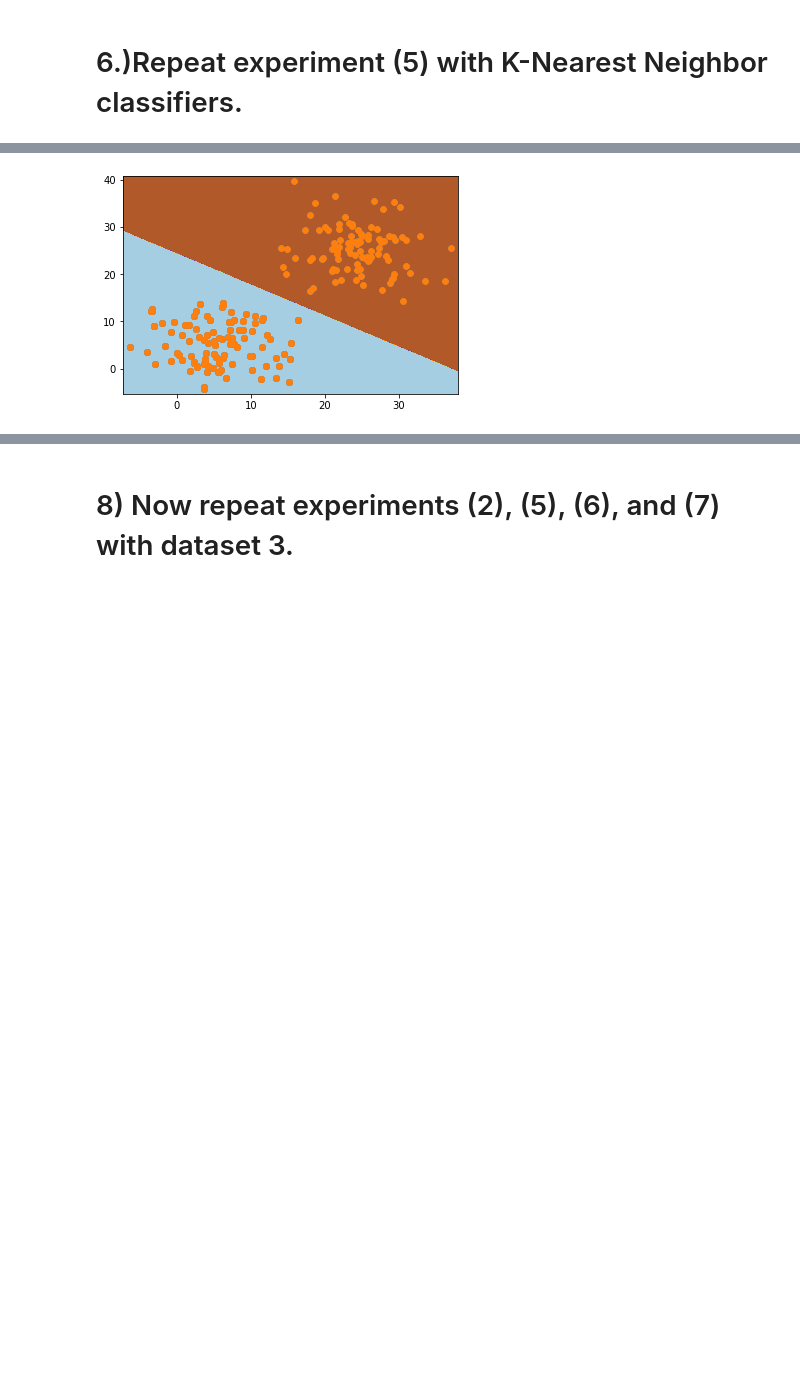
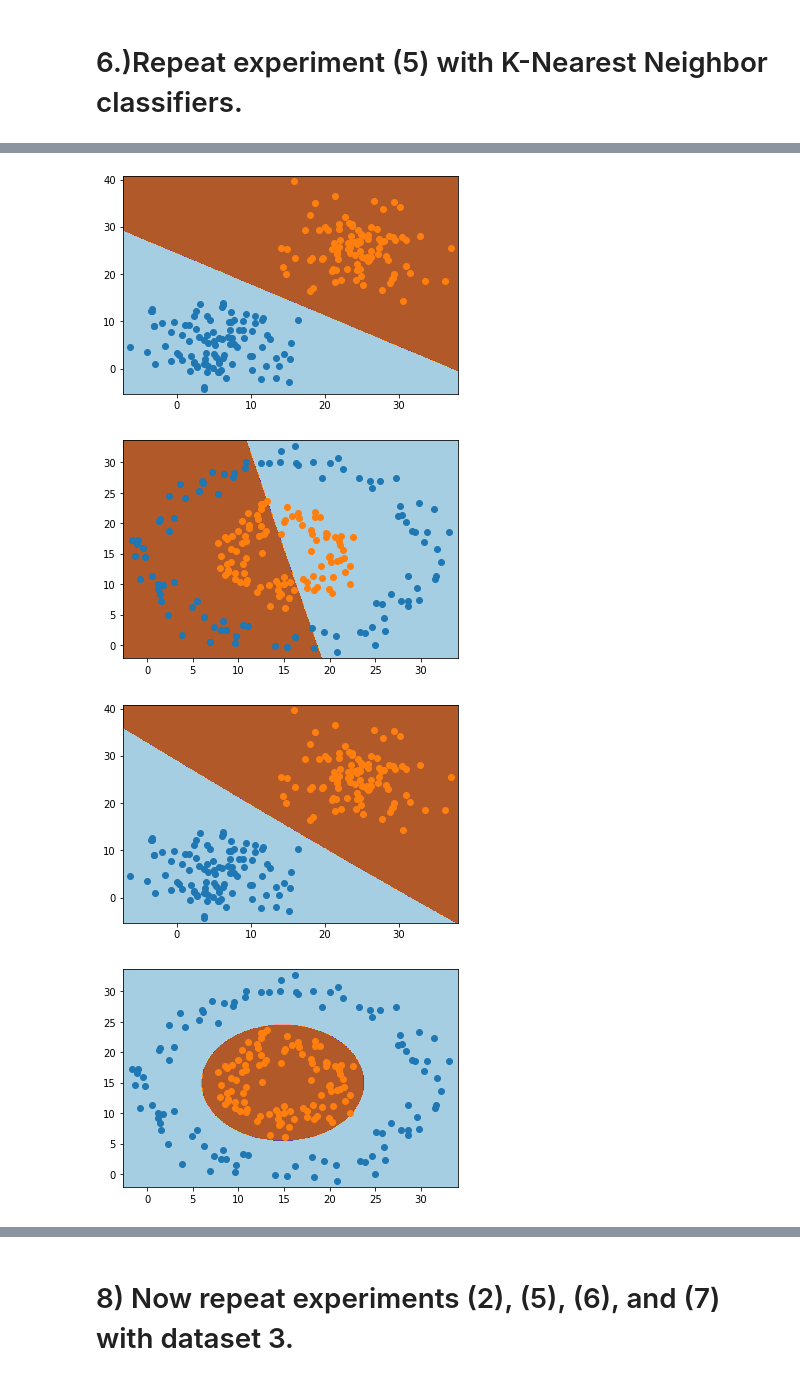
Before and after one commit to Marco-Botello/CPSC483Project5, a Jupyter notebook: Project5.ipynb, the cells around one changed output, grey strips where cells are left out. Drawn from its saved outputs; the diff is of its cells as text; code cells hidden in the pictures; blank space fills up the shorter version.

```diff
--- a/Project5.ipynb
+++ b/Project5.ipynb
@@ -148,50 +156,65 @@ Dataset 2 Score:  1.0
 # %%
 import numpy as np
 from sklearn.datasets import make_blobs
 from sklearn.linear_model import LogisticRegression
 
-# Get min and max of the domain
-min1, max1 = X['a'].min()-1, X['a'].max()+1
-min2, max2 = X['b'].min()-1, X['b'].max()+1
+def plot_boundary(X, y, model):
 
-# Define x and y scale
-X1grid = np.arange(min1, max1, 0.1)
-X2grid = np.arange(min2, max2, 0.1)
+    # Define new plot
+    fig, ax = plt.subplots()
 
-# Generate the grid's lines and rows
-XX, YY = np.meshgrid(X1grid, X2grid)
+    # Get min and max of the domain
+    min1, max1 = X['a'].min()-1, X['a'].max()+1
+    min2, max2 = X['b'].min()-1, X['b'].max()+1
 
-# Flatten the grid
-r1, r2 = XX.flatten(), YY.flatten()
-r1, r2 = r1.reshape((len(r1), 1)), r2.reshape((len(r2), 1))
+    # Define x and y scale
+    X1grid = np.arange(min1, max1, 0.1)
+    X2grid = np.arange(min2, max2, 0.1)
 
-# Horizontally stack the vectors inorder to create the x1 and x2 input
-grid = np.hstack((r1,r2))
+    # Generate the grid's lines and rows
+    XX, YY = np.meshgrid(X1grid, X2grid)
 
-# Define the model
-model = LogisticRegression()
+    # Flatten the grid
+    r1, r2 = XX.flatten(), YY.flatten()
+    r1, r2 = r1.reshape((len(r1), 1)), r2.reshape((len(r2), 1))
 
-# Fit the model
-model.fit(X, y)
+    # Horizontally stack the vectors inorder to create the x1 and x2 input
+    grid = np.hstack((r1,r2))
 
-# Predict the grid
-yHat = model.predict(grid)
+    # Fit the model
+    model.fit(X, y)
 
-# Reshape the predictions
-ZZ = yHat.reshape(XX.shape)
+    # Predict the grid
+    yHat = model.predict(grid)
 
-# Plot XX, YY, and ZZ
-plt.contourf(XX, YY, ZZ, cmap='Paired')
+    # Reshape the predictions
+    ZZ = yHat.reshape(XX.shape)
 
-# Create scatter plot for each class
-for class_value in range(2):
+    # Plot XX, YY, and ZZ
+    plt.contourf(XX, YY, ZZ, cmap='Paired')
 
-    # Get row indexes for the samples
-    row_ix = np.where(y == class_value)
-    # Create scatter for the samples
-    plt.scatter(X['a'], X['b'], cmap='Paired')
+    # Create scatter plot for each class
+    for class_value in range(2):
 
-    #HOW TF DO I SEPERATE THE COLORS/CLASSES???????? Prob has something to do with [class_value]
-    #GIT TUTORIAL:https://github.com/KVSSetty/ml-notebooks/blob/master/Plot%20a%20Decision%20Surface%20for%20Machine%20Learning%20Algorithms%20in%20Python/Plot%20a%20Decision%20Surface%20for%20Machine%20Learning%20Algorithms%20in%20Python.ipynb
+        # Get row indexes for the samples
+        row_ix = np.where(y == class_value)
+
+        # Create scatter for the samples
+        ax.scatter(X['a'].values[row_ix], X['b'].values[row_ix], cmap='Paired')
+
+#Apply logistic classifier
+plot_boundary(X, y,model = LogisticRegression())
+plot_boundary(X2, y2,model = LogisticRegression())
+
+#Apply Gaussian classifier
+plot_boundary(X, y,model = GaussianNB())
+plot_boundary(X2, y2,model = GaussianNB())
+
+#Apply K-Nearest Classifier
+plot_boundary(X, y,model = KNeighborsClassifier())
+plot_boundary(X2, y2,model = KNeighborsClassifier())
 # %% [output]
-[figure, old version]
+[figure, new version]
+[figure, added]
+[figure, added]
+[figure, added]
```
Also changed, not shown: parts of 19 cells of this notebook.
